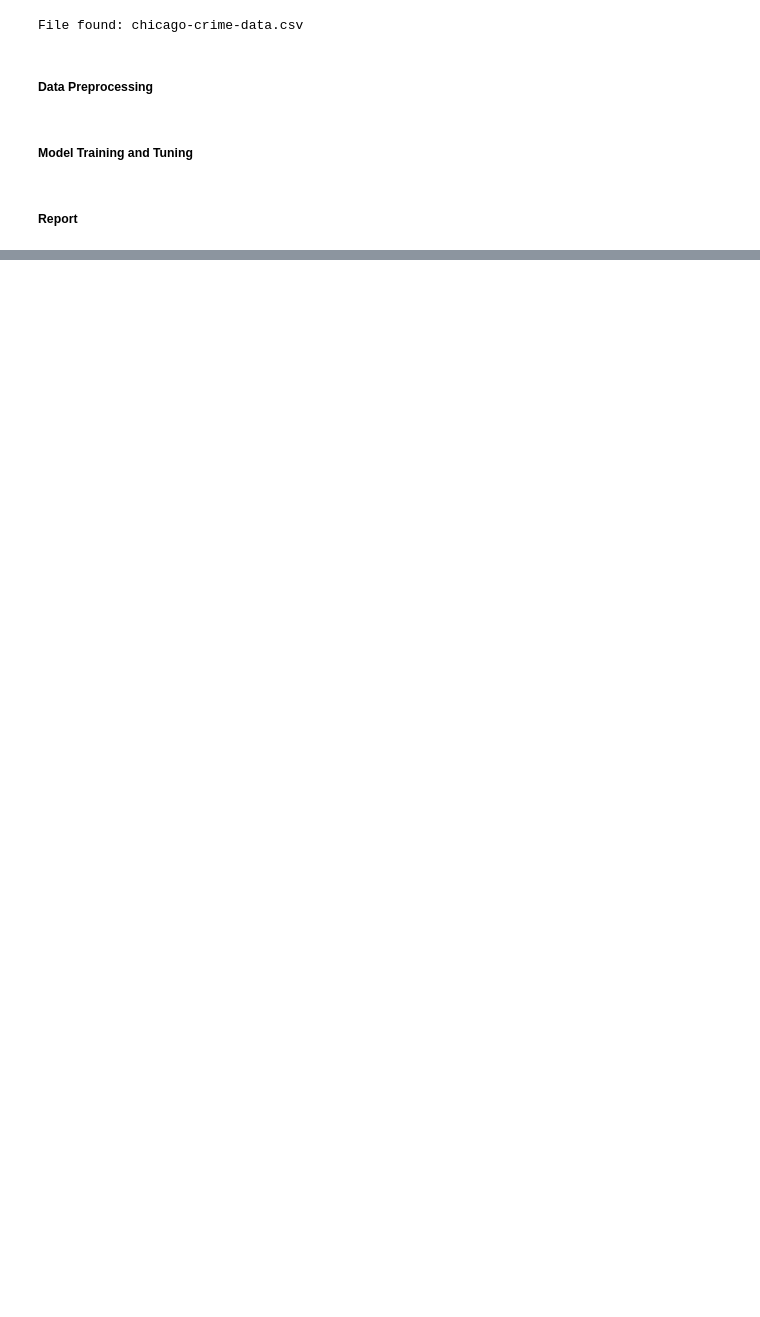
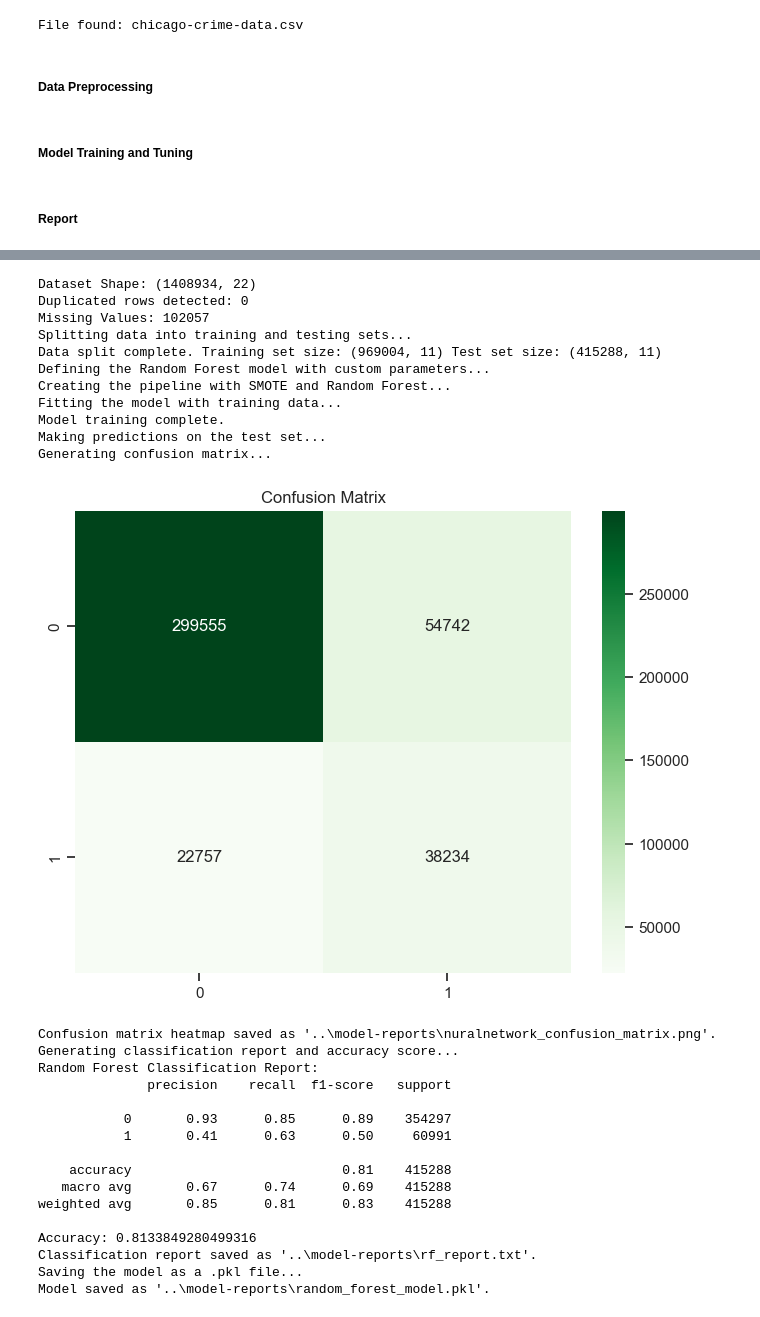
Before and after one commit to Tryd3x/csp571-project, a Jupyter notebook: notebooks/Modeling_Arya.ipynb, the cells around one changed output, grey strips where cells are left out. Saved outputs shown, nothing was run; the diff lists cells and outputs as text; code cells hidden in the pictures; blank space fills up the shorter version.

```diff
--- a/notebooks/Modeling_Arya.ipynb
+++ b/notebooks/Modeling_Arya.ipynb
@@ -297,0 +299,31 @@ Model saved as 'neural_network_model.h5'
+# %%
+train_and_evaluate_random_forest(crime_df)
+# %% [output]
+Dataset Shape: (1408934, 22)
+Duplicated rows detected: 0
+Missing Values: 102057
+Splitting data into training and testing sets...
+Data split complete. Training set size: (969004, 11) Test set size: (415288, 11)
+Defining the Random Forest model with custom parameters...
+Creating the pipeline with SMOTE and Random Forest...
+Fitting the model with training data...
+Model training complete.
+Making predictions on the test set...
+Generating confusion matrix...
+[figure, added]
+Confusion matrix heatmap saved as '..\model-reports\nuralnetwork_confusion_matrix.png'.
+Generating classification report and accuracy score...
+Random Forest Classification Report:
+              precision    recall  f1-score   support
+
+           0       0.93      0.85      0.89    354297
+           1       0.41      0.63      0.50     60991
+
+    accuracy                           0.81    415288
+   macro avg       0.67      0.74      0.69    415288
+weighted avg       0.85      0.81      0.83    415288
+
+Accuracy: 0.8133849280499316
+Classification report saved as '..\model-reports\rf_report.txt'.
+Saving the model as a .pkl file...
+Model saved as '..\model-reports\random_forest_model.pkl'.
```
Also changed, not shown: parts of 9 cells of this notebook, 5 other files.
